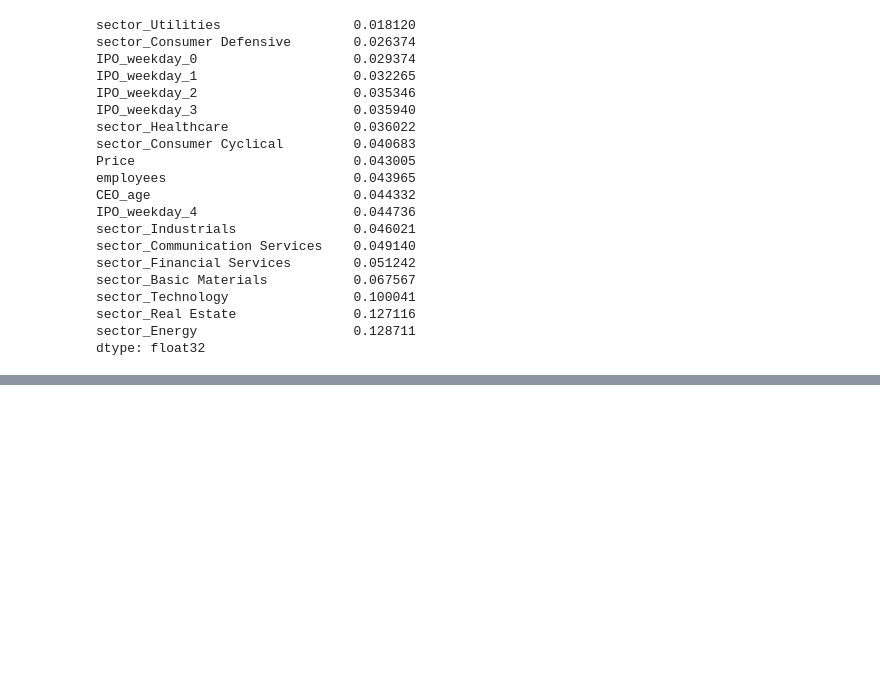
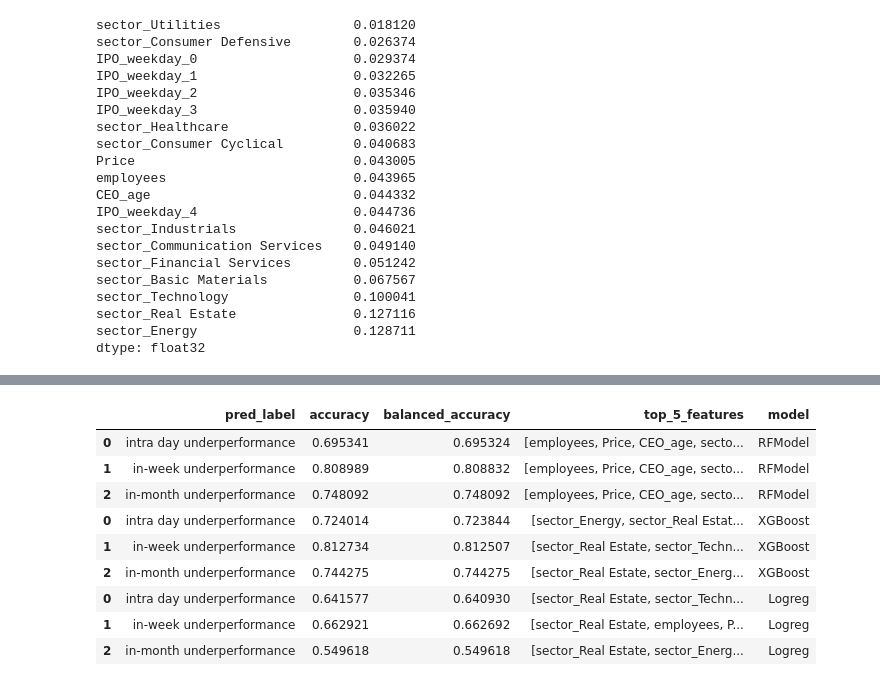
Before and after one commit to michael-fuest/DSiF-IPOs, a Jupyter notebook: MachineLearning.ipynb, the cells around one changed output, grey strips where cells are left out. Drawn from its saved outputs; the diff is of its cells as text; code cells hidden in the pictures; blank space fills up the shorter version.

Commit message:
Added results aggregation and cleaned up some code.

```diff
--- a/MachineLearning.ipynb
+++ b/MachineLearning.ipynb
@@ -169,7 +169,7 @@ from sklearn.model_selection import RandomizedSearchCV
 #Taken from https://towardsdatascience.com/hyperparameter-tuning-the-random-forest-in-python-using-scikit-learn-28d2aa77dd74
 
 # Number of trees in random forest
-n_estimators = [int(x) for x in np.linspace(start = 100, stop = 1500, num = 10)]
+n_estimators = [int(x) for x in np.linspace(start = 100, stop = 2000, num = 10)]
 # Maximum number of levels in tree
 max_depth = [int(x) for x in np.linspace(10, 110, num = 11)]
 max_depth.append(None)
@@ -291,15 +291,15 @@ best_random_w = xgb_random_w.best_estimator_
 best_random_m = xgb_random_m.best_estimator_
 
 #Creating random model predictions
-predictions_d = best_random_d.predict(X_d_test)
-predictions_w = best_random_d.predict(X_w_test)
-predictions_m = best_random_d.predict(X_m_test)
+xgb_predictions_d = best_random_d.predict(X_d_test)
+xgb_predictions_w = best_random_d.predict(X_w_test)
+xgb_predictions_m = best_random_d.predict(X_m_test)
 
 #Evaluation
 from sklearn.metrics import accuracy_score
 from sklearn.metrics import balanced_accuracy_score
 
-print('Accuracy of xgboost classifier on daily up test set: {:.2f}'.format(balanced_accuracy_score(y_d_test, predictions_d)))
-print('Accuracy of xgboost classifier on weekly up test set: {:.2f}'.format(balanced_accuracy_score(y_w_test, predictions_w)))
-print('Accuracy of xgboost classifier on monthly up test set: {:.2f}'.format(balanced_accuracy_score(y_m_test, predictions_m)))
+print('Balanced accuracy of xgboost classifier on daily up test set: {:.2f}'.format(balanced_accuracy_score(y_d_test, xgb_predictions_d)))
+print('Balanced accuracy of xgboost classifier on weekly up test set: {:.2f}'.format(balanced_accuracy_score(y_w_test, xgb_predictions_w)))
+print('Balanced accuracy of xgboost classifier on monthly up test set: {:.2f}'.format(balanced_accuracy_score(y_m_test, xgb_predictions_m)))
 # %% [output]
@@ -356,4 +358,5 @@ dtype: float32
 # %%
 #Looking at most important features in logistic regression model
-log_d_importance = pd.Series(logreg_d.coef_[0], index = X.columns)
-log_d_importance.sort_values()
+log_d_importance = pd.Series(abs(logreg_d.coef_[0]), index = X.columns)
+log_w_importance = pd.Series(abs(logreg_w.coef_[0]), index = X.columns)
+log_m_importance = pd.Series(abs(logreg_m.coef_[0]), index = X.columns)
@@ -380,0 +363,42 @@ dtype: float64
+# %%
+#Result aggregation
+
+#RF results
+rf_results = pd.DataFrame({'pred_label':[], 'accuracy': [], 'balanced_accuracy': [], 'top_5_features': []})
+rf_results['model'] = ['RFModel']*3
+rf_results.accuracy = [accuracy_score(y_d_test, rf_predictions_d), accuracy_score(y_w_test, rf_predictions_w), accuracy_score(y_m_test, rf_predictions_m)]
+rf_results.balanced_accuracy = [balanced_accuracy_score(y_d_test, rf_predictions_d), balanced_accuracy_score(y_w_test, rf_predictions_w), balanced_accuracy_score(y_m_test, rf_predictions_m)]
+rf_results.top_5_features = [rf_d_importance.nlargest(5).index.tolist(), rf_w_importance.nlargest(5).index.tolist(), rf_m_importance.nlargest(5).index.tolist()]
+rf_results.pred_label = ['intra day underperformance', 'in-week underperformance', 'in-month underperformance']
+
+
+#XGB results
+xgb_results = pd.DataFrame({'pred_label':[], 'accuracy': [], 'balanced_accuracy': [], 'top_5_features': []})
+xgb_results['model'] = ['XGBoost']*3
+xgb_results.accuracy = [accuracy_score(y_d_test, xgb_predictions_d), accuracy_score(y_w_test, xgb_predictions_w), accuracy_score(y_m_test, xgb_predictions_m)]
+xgb_results.balanced_accuracy = [balanced_accuracy_score(y_d_test, xgb_predictions_d), balanced_accuracy_score(y_w_test, xgb_predictions_w), balanced_accuracy_score(y_m_test, xgb_predictions_m)]
+xgb_results.top_5_features = [xgb_d_importance.nlargest(5).index.tolist(), xgb_w_importance.nlargest(5).index.tolist(), xgb_m_importance.nlargest(5).index.tolist()]
+xgb_results.pred_label = ['intra day underperformance', 'in-week underperformance', 'in-month underperformance']
+
+
+#Logreg results
+log_results = pd.DataFrame({'pred_label':[], 'accuracy': [], 'balanced_accuracy': [], 'top_5_features': []})
+log_results['model'] = ['Logreg']*3
+log_results.accuracy = [accuracy_score(y_d_test, log_pred_d), accuracy_score(y_w_test, log_pred_w), accuracy_score(y_m_test, log_pred_m)]
+log_results.balanced_accuracy = [balanced_accuracy_score(y_d_test, log_pred_d), balanced_accuracy_score(y_w_test, log_pred_w), balanced_accuracy_score(y_m_test, log_pred_m)]
+log_results.top_5_features = [log_d_importance.nlargest(5).index.tolist(), log_w_importance.nlargest(5).index.tolist(), log_m_importance.nlargest(5).index.tolist()]
+log_results.pred_label = ['intra day underperformance', 'in-week underperformance', 'in-month underperformance']
+
+
+pd.concat([rf_results, xgb_results, log_results], axis = 0)
+# %% [output]
+|  | pred_label | accuracy | balanced_accuracy | top_5_features | model |
+| 0 | intra day underperformance | 0.695341 | 0.695324 | [employees, Price, CEO_age, secto... | RFModel |
+| 1 | in-week underperformance | 0.808989 | 0.808832 | [employees, Price, CEO_age, secto... | RFModel |
+| 2 | in-month underperformance | 0.748092 | 0.748092 | [employees, Price, CEO_age, secto... | RFModel |
+| 0 | intra day underperformance | 0.724014 | 0.723844 | [sector_Energy, sector_Real Estat... | XGBoost |
+| 1 | in-week underperformance | 0.812734 | 0.812507 | [sector_Real Estate, sector_Techn... | XGBoost |
+| 2 | in-month underperformance | 0.744275 | 0.744275 | [sector_Real Estate, sector_Energ... | XGBoost |
+| 0 | intra day underperformance | 0.641577 | 0.640930 | [sector_Real Estate, sector_Techn... | Logreg |
+| 1 | in-week underperformance | 0.662921 | 0.662692 | [sector_Real Estate, employees, P... | Logreg |
+| 2 | in-month underperformance | 0.549618 | 0.549618 | [sector_Real Estate, sector_Energ... | Logreg |
```
Also changed, not shown: parts of 9 cells of this notebook, 1 other file.
